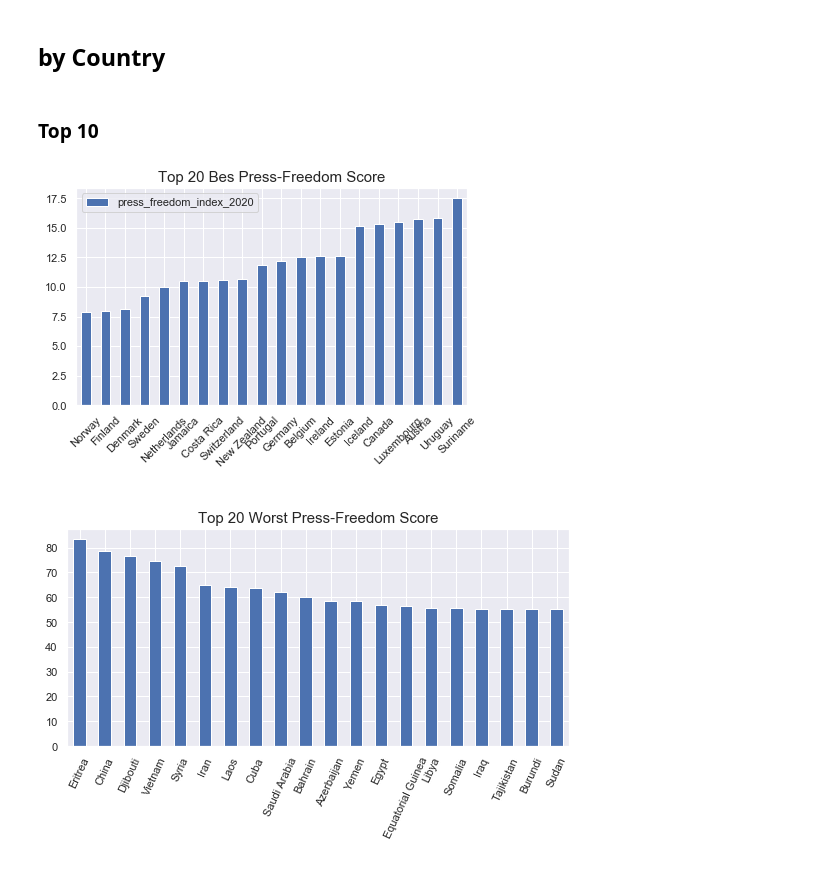
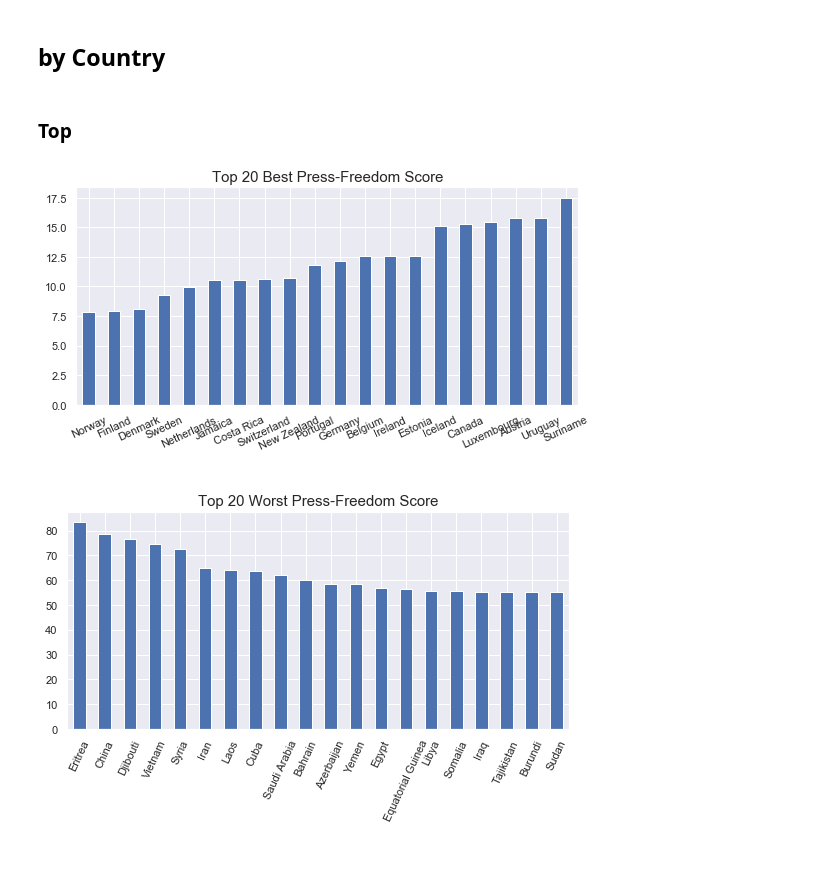
Before and after one commit to trungtv4597/Covid_19_and_Press_Freedom_Index_Analysis, a Jupyter notebook: assessment.ipynb, the cells around one changed output. Drawn from its saved outputs; the diff is of its cells as text; code cells hidden in the pictures.

```diff
--- a/assessment.ipynb
+++ b/assessment.ipynb
@@ -227,0 +231,4 @@ pfi_bins_f
+# %%
+df.loc[(df['press_freedom_index_2020'] >34.35) & (df['press_freedom_index_2020'] <=54.11), 'pfi_category'] = 'lower_average'
+# %%
+df.loc[(df['press_freedom_index_2020'] >54.11), 'pfi_category'] = 'not_free'
@@ -504,21 +567,21 @@ plt.savefig(charts_path + '\\de_rec_o_case_region.jpg', bbox_inches='tight')
 # %% [markdown]
 # Press-Freedom index
 # %%
-press_f = df[['country', 'region', 'continent', 'press_freedom_index_2020']]
+press_f = df[['country', 'region', 'continent', 'press_freedom_index_2020', 'total_cases', 'total_deaths', 'cases/1m', 'deaths/1m']]
 # %% [markdown]
 ## by Country
 # %% [markdown]
-### Top 10
+### Top
 # %%
-press_top = press_f.set_index('country')[['press_freedom_index_2020', 'continent']].sort_values(by='press_freedom_index_2020')
+press_top = press_f.set_index('country')['press_freedom_index_2020'].sort_values()
 # %%
-press_top[:20].plot(kind='bar', figsize=(7, 4))
-plt.title('Top 20 Bes Press-Freedom Score', fontsize=15)
-plt.xticks(rotation=45)
+press_top[:20].plot(kind='bar', figsize=(9, 4))
+plt.title('Top 20 Best Press-Freedom Score', fontsize=15)
+plt.xticks(rotation=25)
 plt.xlabel(' ')
 plt.savefig(charts_path + '\\top20_pfi.jpg', bbox_inches='tight')
 # %% [output]
-[figure, old version]
+[figure, new version]
 # %%
 press_bottom = press_f.set_index('country')['press_freedom_index_2020'].sort_values(ascending=False)
 # %%
```
Also changed, not shown: parts of 153 cells of this notebook, 27 other files.
